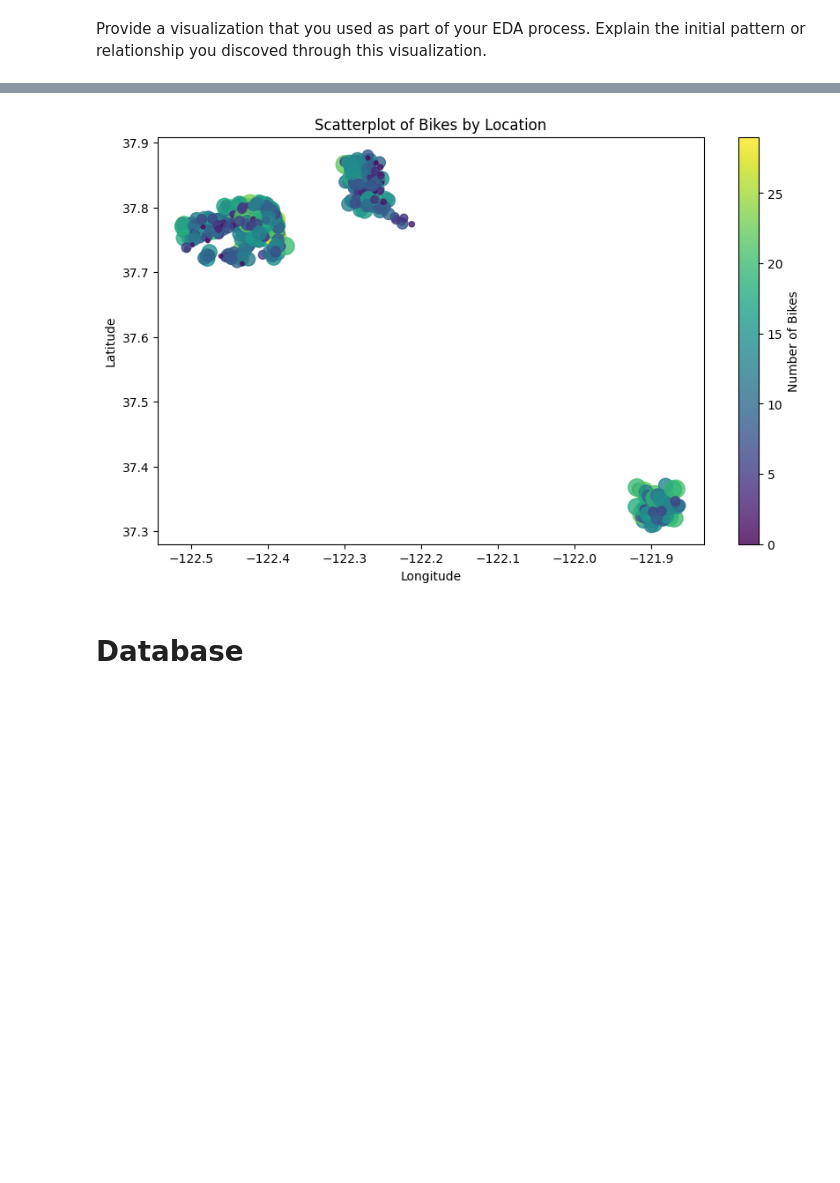
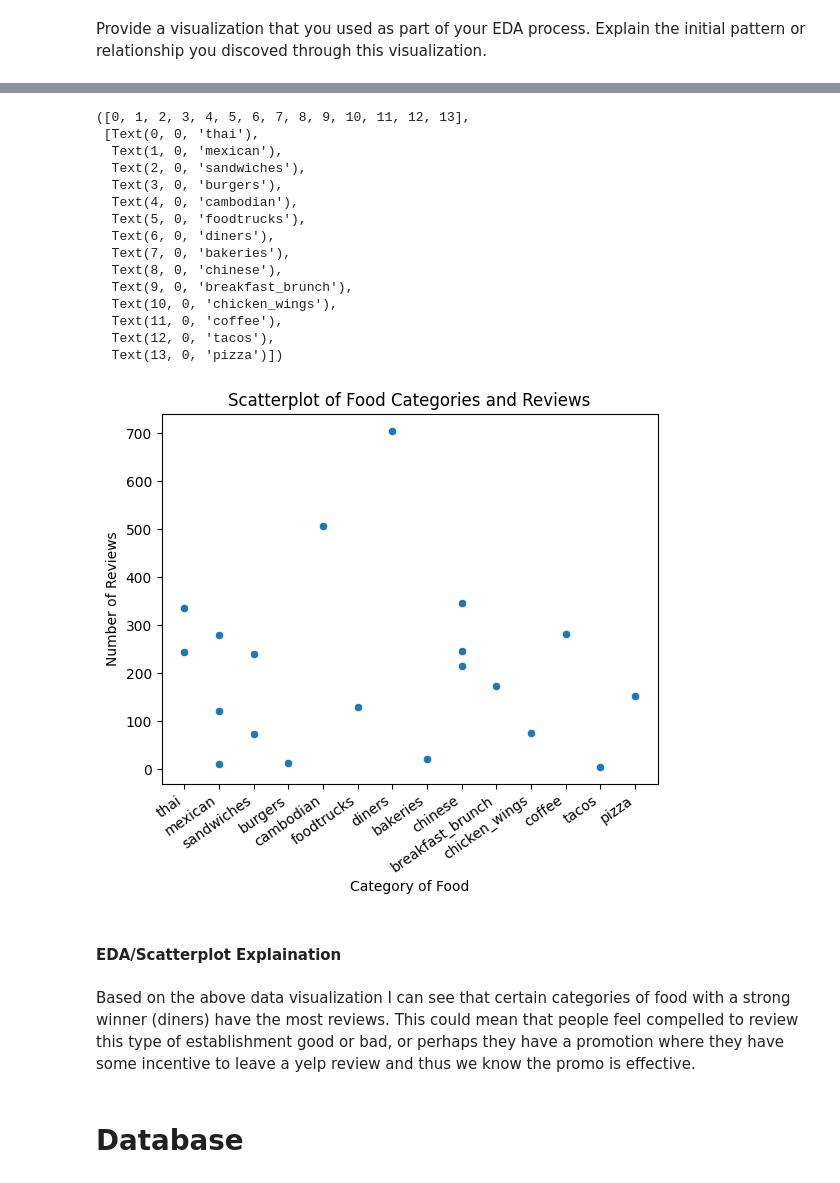
Before and after one commit to nas27/Statistical-Modelling-Project, a Jupyter notebook: notebooks/joining_data.ipynb, the cells around one changed output, grey strips where cells are left out. Drawn from its saved outputs; the diff is of its cells as text; code cells hidden in the pictures; blank space fills up the shorter version.

```diff
--- a/notebooks/joining_data.ipynb
+++ b/notebooks/joining_data.ipynb
@@ -72,21 +57,32 @@ Note: you may need to restart the kernel to use updated packages.
-# %%
-# Scatterplot
-plt.figure(figsize=(10, 6))
-plt.scatter(df_bikes['Longitude'], df_bikes['Latitude'], c=df_bikes['Bikes'], cmap='viridis', s=df_bikes['Bikes']*10, alpha=0.8)
-
-# Add colorbar
-cbar = plt.colorbar()
-cbar.set_label('Number of Bikes')
-
-# Set labels and title
-plt.xlabel('Longitude')
-plt.ylabel('Latitude')
-plt.title('Scatterplot of Bikes by Location')
-
-# Show the plot
-plt.show()
-# %% [output]
-[figure, removed]
+# %%
+sns.scatterplot(x="category",y="review_count", data=df_yelp)
+# Labels for x,y and chart title
+plt.xlabel('Category of Food')
+plt.ylabel('Number of Reviews')
+plt.title('Scatterplot of Food Categories and Reviews')
+# Fix overlapping labels
+plt.xticks(rotation=35, ha='right')  # Rotate labels by 35 degrees
+# %% [output]
+([0, 1, 2, 3, 4, 5, 6, 7, 8, 9, 10, 11, 12, 13],
+ [Text(0, 0, 'thai'),
+  Text(1, 0, 'mexican'),
+  Text(2, 0, 'sandwiches'),
+  Text(3, 0, 'burgers'),
+  Text(4, 0, 'cambodian'),
+  Text(5, 0, 'foodtrucks'),
+  Text(6, 0, 'diners'),
+  Text(7, 0, 'bakeries'),
+  Text(8, 0, 'chinese'),
+  Text(9, 0, 'breakfast_brunch'),
+  Text(10, 0, 'chicken_wings'),
+  Text(11, 0, 'coffee'),
+  Text(12, 0, 'tacos'),
+  Text(13, 0, 'pizza')])
+[figure, added]
+# %% [markdown]
+#### EDA/Scatterplot Explaination
+# %% [markdown]
+Based on the above data visualization I can see that certain categories of food with a strong winner (diners) have the most reviews. This could mean that people feel compelled to review this type of establishment good or bad, or perhaps they have a promotion where they have some incentive to leave a yelp review and thus we know the promo is effective.
 # %% [markdown]
 # Database
 # %% [markdown]
```
Also changed, not shown: parts of 6 cells of this notebook, 8 other files.
